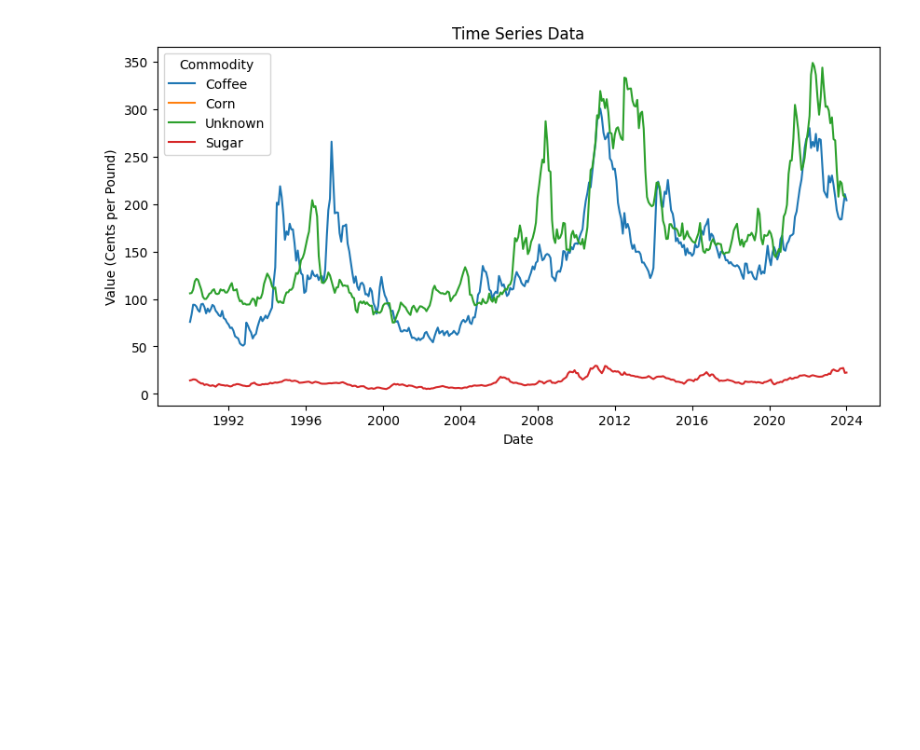
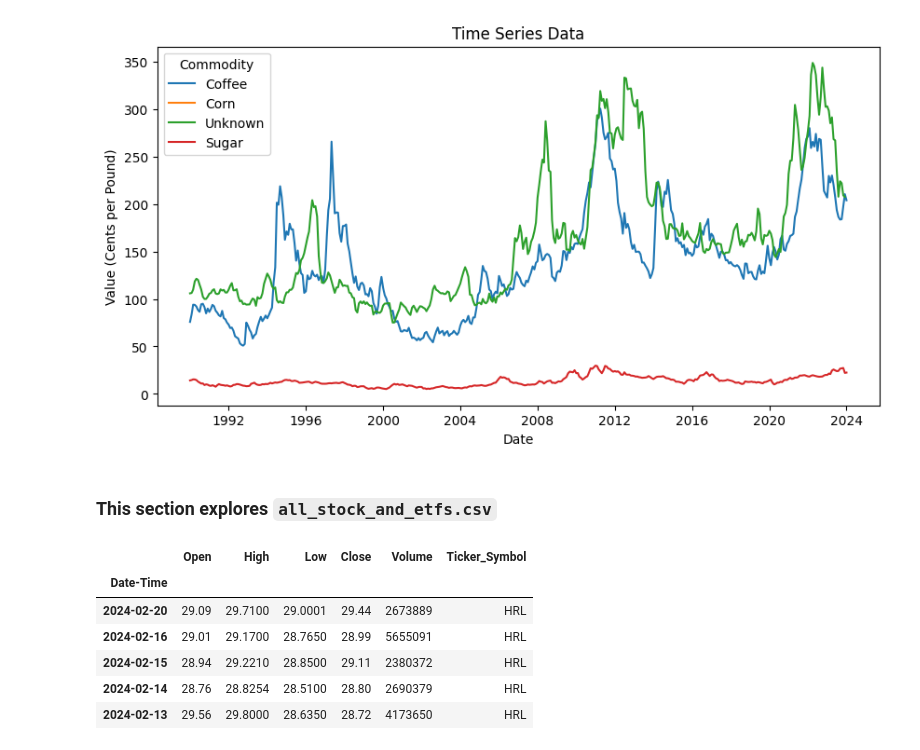
Before and after one commit to TonyZhang2004/Citadel-Summer-Datathon, a Jupyter notebook: EDA.ipynb, the cells around one changed output. Cells and saved outputs as stored; diff of their text form; code cells hidden in the pictures; blank space fills up the shorter version.

```diff
--- a/EDA.ipynb
+++ b/EDA.ipynb
@@ -49,3 +43,17 @@ plt.legend(title='Commodity')
 plt.show()
 # %% [output]
 [figure]
+# %% [markdown]
+### This section explores `all_stock_and_etfs.csv`
+# %%
+stock_n_etfs_df = pd.read_csv('Datathon_Data/all_stock_and_etfs.csv', parse_dates=['Date-Time'], index_col='Date-Time')
+stock_n_etfs_df = stock_n_etfs_df.copy()
+stock_n_etfs_df.head()
+# %% [output]
+|  | Open | High | Low | Close | Volume | Ticker_Symbol |
+| Date-Time |  |  |  |  |  |  |
+| 2024-02-20 | 29.09 | 29.7100 | 29.0001 | 29.44 | 2673889 | HRL |
+| 2024-02-16 | 29.01 | 29.1700 | 28.7650 | 28.99 | 5655091 | HRL |
+| 2024-02-15 | 28.94 | 29.2210 | 28.8500 | 29.11 | 2380372 | HRL |
+| 2024-02-14 | 28.76 | 28.8254 | 28.5100 | 28.80 | 2690379 | HRL |
+| 2024-02-13 | 29.56 | 29.8000 | 28.6350 | 28.72 | 4173650 | HRL |
```
Also changed, not shown: parts of 7 cells of this notebook.
